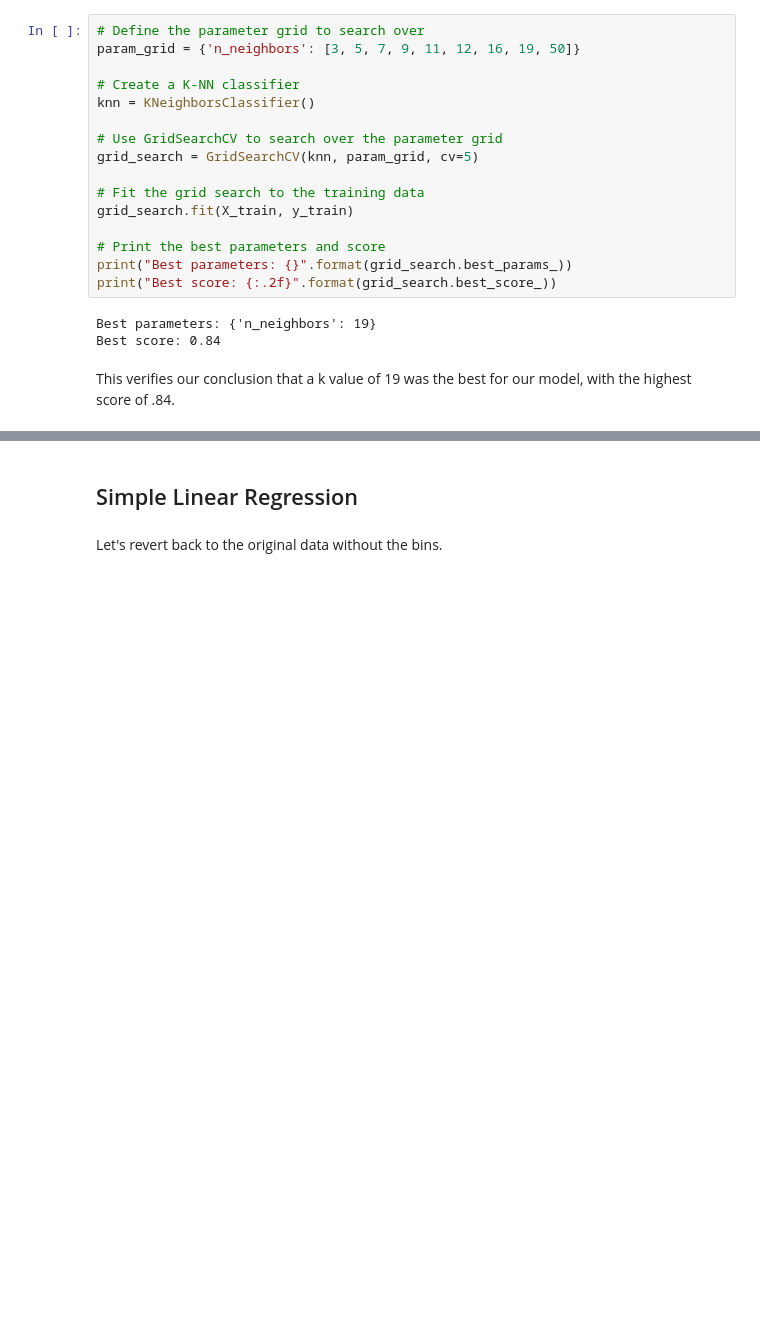
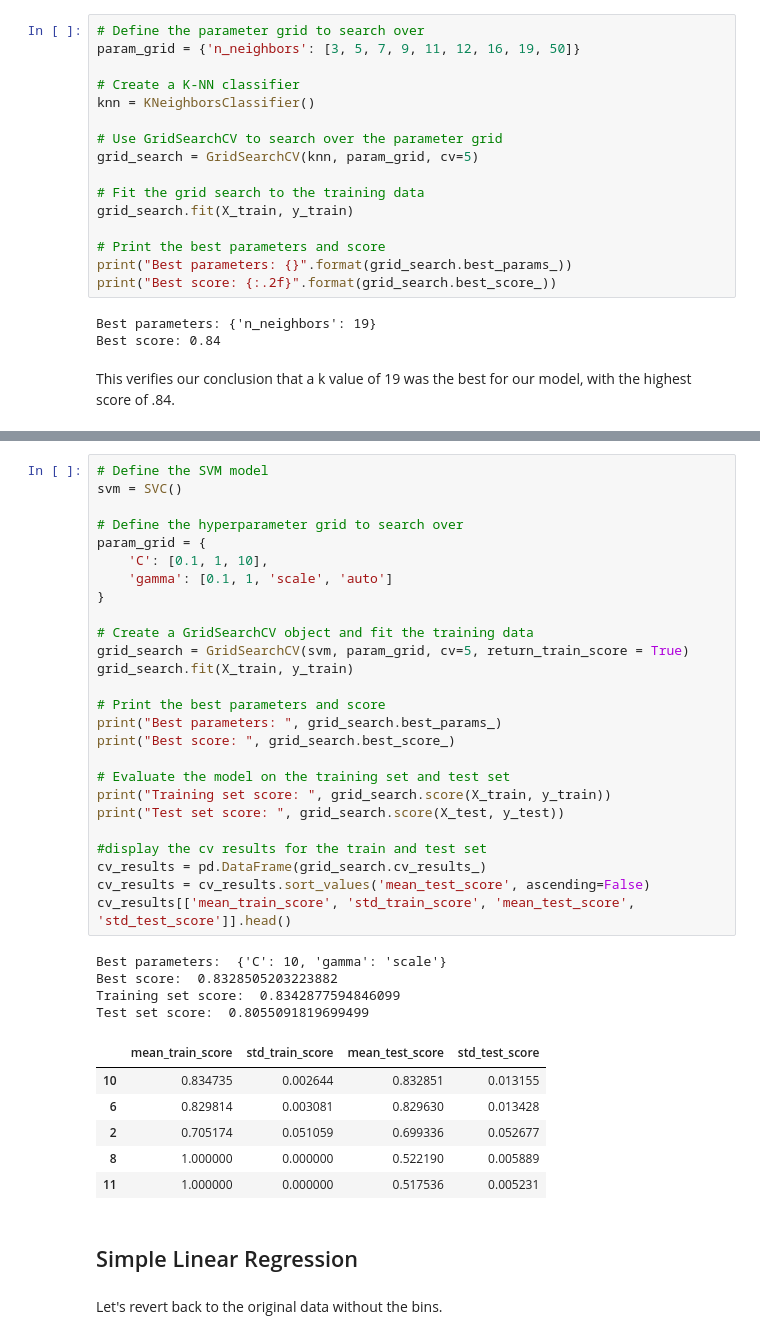
Before and after one commit to vivianweigel/DS3000Project, a Jupyter notebook: FINAL NOTEBOOK.ipynb, the cells around one changed output, grey strips where cells are left out. Saved outputs shown, nothing was run; the diff lists cells and outputs as text; blank space fills up the shorter version.

```diff
--- a/FINAL NOTEBOOK.ipynb
+++ b/FINAL NOTEBOOK.ipynb
@@ -608,3 +582,40 @@ This verifies our conclusion that a k value of 19 was the best for our model, wi
+# %%
+# Define the SVM model
+svm = SVC()
+
+# Define the hyperparameter grid to search over
+param_grid = {
+    'C': [0.1, 1, 10],
+    'gamma': [0.1, 1, 'scale', 'auto']
+}
+
+# Create a GridSearchCV object and fit the training data
+grid_search = GridSearchCV(svm, param_grid, cv=5, return_train_score = True)
+grid_search.fit(X_train, y_train)
+
+# Print the best parameters and score
+print("Best parameters: ", grid_search.best_params_)
+print("Best score: ", grid_search.best_score_)
+
+# Evaluate the model on the training set and test set
+print("Training set score: ", grid_search.score(X_train, y_train))
+print("Test set score: ", grid_search.score(X_test, y_test))
+
+#display the cv results for the train and test set
+cv_results = pd.DataFrame(grid_search.cv_results_)
+cv_results = cv_results.sort_values('mean_test_score', ascending=False)
+cv_results[['mean_train_score', 'std_train_score', 'mean_test_score', 'std_test_score']].head()
+# %% [output]
+Best parameters:  {'C': 10, 'gamma': 'scale'}
+Best score:  0.8328505203223882
+Training set score:  0.8342877594846099
+Test set score:  0.8055091819699499
+|  | mean_train_score | std_train_score | mean_test_score | std_test_score |
+| 10 | 0.834735 | 0.002644 | 0.832851 | 0.013155 |
+| 6 | 0.829814 | 0.003081 | 0.829630 | 0.013428 |
+| 2 | 0.705174 | 0.051059 | 0.699336 | 0.052677 |
+| 8 | 1.000000 | 0.000000 | 0.522190 | 0.005889 |
+| 11 | 1.000000 | 0.000000 | 0.517536 | 0.005231 |
 # %% [markdown]
 ## Simple Linear Regression
 # %% [markdown]
```
Also changed, not shown: parts of 15 cells of this notebook.
